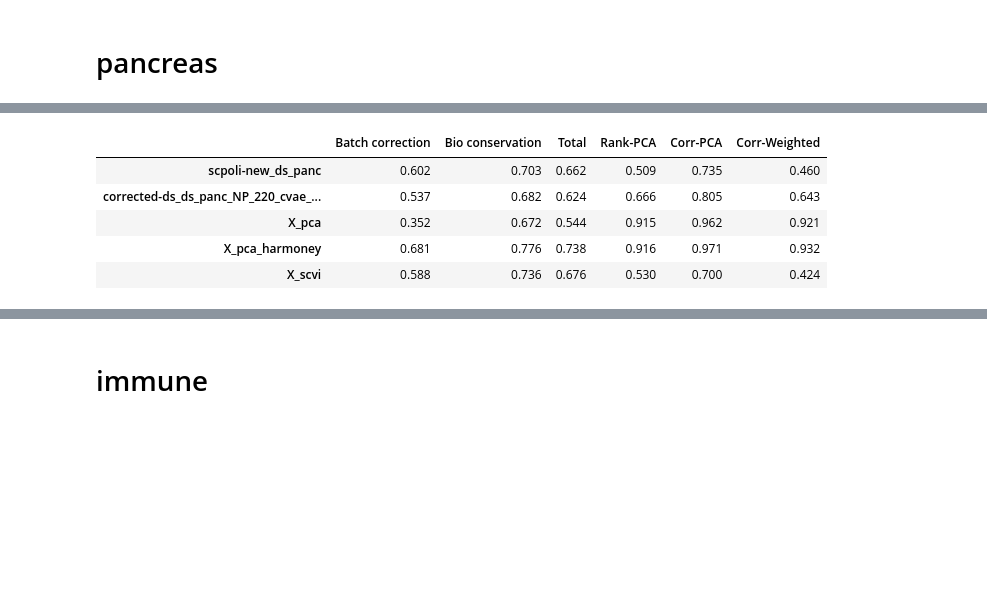
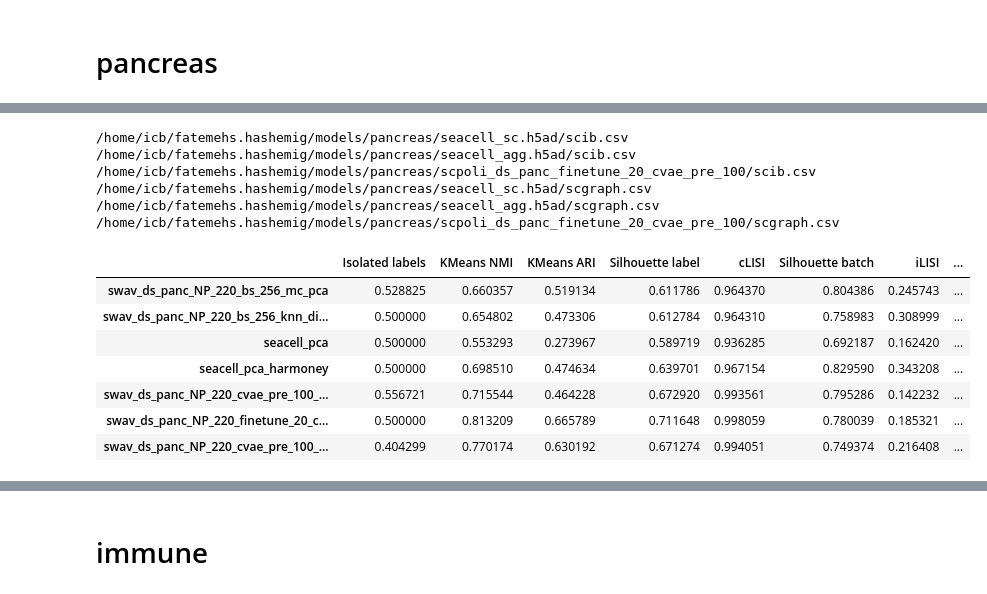
Before and after one commit to fatisati/interpretable-prototype, a Jupyter notebook: notebooks/embedding_metrics.ipynb, the cells around one changed output, grey strips where cells are left out. Drawn from its saved outputs; the diff is of its cells as text; code cells hidden in the pictures; blank space fills up the shorter version.

```diff
--- a/notebooks/embedding_metrics.ipynb
+++ b/notebooks/embedding_metrics.ipynb
@@ -129,9 +40,23 @@ INFO     t_cell consists of a single batch or is too small. Skip.
-# %%
-generate_table('~/models/pancreas/')
-# %% [output]
-|  | Batch correction | Bio conservation | Total | Rank-PCA | Corr-PCA | Corr-Weighted |
-| scpoli-new_ds_panc | 0.602 | 0.703 | 0.662 | 0.509 | 0.735 | 0.460 |
-| corrected-ds_ds_panc_NP_220_cvae_... | 0.537 | 0.682 | 0.624 | 0.666 | 0.805 | 0.643 |
-| X_pca | 0.352 | 0.672 | 0.544 | 0.915 | 0.962 | 0.921 |
-| X_pca_harmoney | 0.681 | 0.776 | 0.738 | 0.916 | 0.971 | 0.932 |
-| X_scvi | 0.588 | 0.736 | 0.676 | 0.530 | 0.700 | 0.424 |
+# %%
+df, dfs = load_tb('pancreas')
+# %% [output]
+/home/icb/fatemehs.hashemig/models/pancreas/seacell_sc.h5ad/scib.csv
+/home/icb/fatemehs.hashemig/models/pancreas/seacell_agg.h5ad/scib.csv
+/home/icb/fatemehs.hashemig/models/pancreas/scpoli_ds_panc_finetune_20_cvae_pre_100/scib.csv
+/home/icb/fatemehs.hashemig/models/pancreas/seacell_sc.h5ad/scgraph.csv
+/home/icb/fatemehs.hashemig/models/pancreas/seacell_agg.h5ad/scgraph.csv
+/home/icb/fatemehs.hashemig/models/pancreas/scpoli_ds_panc_finetune_20_cvae_pre_100/scgraph.csv
+# %%
+def is_mc(idx):
+    return ('mc' in idx) or ('seacell' in idx)
+mask = np.array([is_mc(idx) for idx in df.index])
+df[mask]
+# %% [output]
+|  | Isolated labels | KMeans NMI | KMeans ARI | Silhouette label | cLISI | Silhouette batch | iLISI | ... |
+| swav_ds_panc_NP_220_bs_256_mc_pca | 0.528825 | 0.660357 | 0.519134 | 0.611786 | 0.964370 | 0.804386 | 0.245743 | ... |
+| swav_ds_panc_NP_220_bs_256_knn_di... | 0.500000 | 0.654802 | 0.473306 | 0.612784 | 0.964310 | 0.758983 | 0.308999 | ... |
+| seacell_pca | 0.500000 | 0.553293 | 0.273967 | 0.589719 | 0.936285 | 0.692187 | 0.162420 | ... |
+| seacell_pca_harmoney | 0.500000 | 0.698510 | 0.474634 | 0.639701 | 0.967154 | 0.829590 | 0.343208 | ... |
+| swav_ds_panc_NP_220_cvae_pre_100_... | 0.556721 | 0.715544 | 0.464228 | 0.672920 | 0.993561 | 0.795286 | 0.142232 | ... |
+| swav_ds_panc_NP_220_finetune_20_c... | 0.500000 | 0.813209 | 0.665789 | 0.711648 | 0.998059 | 0.780039 | 0.185321 | ... |
+| swav_ds_panc_NP_220_cvae_pre_100_... | 0.404299 | 0.770174 | 0.630192 | 0.671274 | 0.994051 | 0.749374 | 0.216408 | ... |
```
Also changed, not shown: parts of 83 cells of this notebook, 26 other files.
